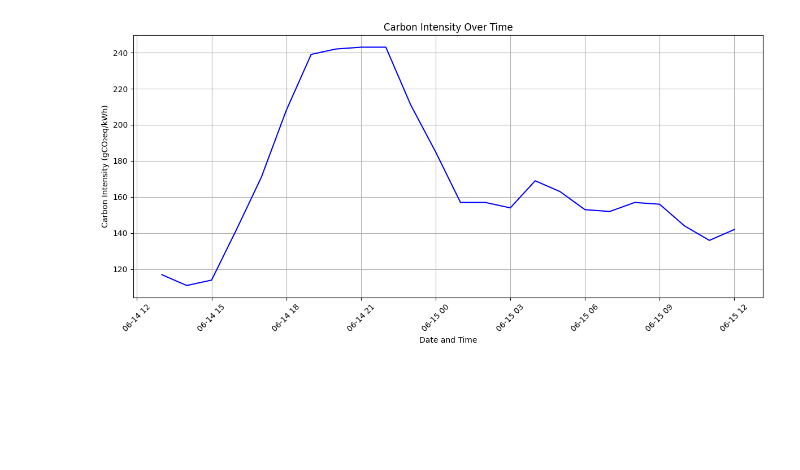
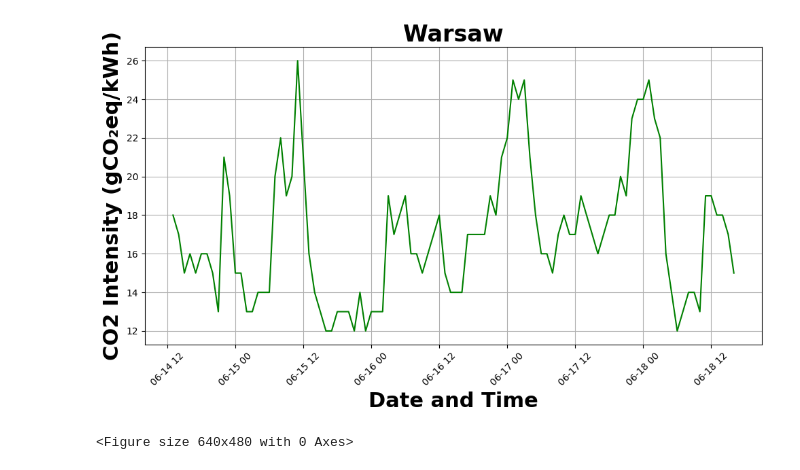
Before and after one commit to johankristianss/carbonsim, a Jupyter notebook: notebooks/PlotCarbonIntensity.ipynb, the cells around one changed output. Drawn from its saved outputs; the diff is of its cells as text; code cells hidden in the pictures; blank space fills up the shorter version.

```diff
--- a/notebooks/PlotCarbonIntensity.ipynb
+++ b/notebooks/PlotCarbonIntensity.ipynb
@@ -1,31 +1,45 @@
 # %%
 import matplotlib.pyplot as plt
 import pandas as pd
+import os
+import matplotlib.dates as mdates
 
-#logidf = pd.read_csv('/scratch/cognit/carbon/PL.csv')
+df = pd.read_csv('/scratch/cognit/carbon/PL.csv')
 #df = pd.read_csv('/scratch/cognit/carbon/FR.csv')
 #
 #df = pd.read_csv('/scratch/cognit/carbon/SE-SE4.csv')
-df = pd.read_csv('/scratch/cognit/carbon/SE-SE1.csv')
-df = pd.read_csv('/scratch/cognit/carbon/GB.csv')
+#df = pd.read_csv('/scratch/cognit/carbon/SE-SE1.csv')
+#df = pd.read_csv('/scratch/cognit/carbon/GB.csv')
 df['datetime'] = pd.to_datetime(df['datetime'])
 
 start_time = df['datetime'].min()
-end_time = start_time + pd.Timedelta(hours=24)
+end_time = start_time + pd.Timedelta(hours=100)
 df = df[df['datetime'] < end_time]
 
-plt.figure(figsize=(12, 6))
-plt.plot(df['datetime'], df['carbonIntensity'], linestyle='-', color='b')
+plt.figure(figsize=(10, 6))
+plt.plot(df['datetime'], df['carbonIntensity'], linestyle='-', color='g')
 
-plt.title('Carbon Intensity Over Time')
-plt.xlabel('Date and Time')
-plt.ylabel('Carbon Intensity (gCO₂eq/kWh)')
+plt.title('Warsaw', fontsize=24, fontweight='bold')
+plt.xlabel('Date and Time', fontsize=22, fontweight='bold')
+plt.ylabel('CO2 Intensity (gCO₂eq/kWh)', fontsize=22, fontweight='bold')
 #plt.ylim(0, 20)
 
 plt.grid(True)
 plt.xticks(rotation=45)
 
+#ax = plt.gca()
+#ax.xaxis.set_major_formatter(mdates.DateFormatter('%b'))  # '%b' for abbreviated month names
+#ax.xaxis.set_major_locator(mdates.MonthLocator())
+
+output_image_path = os.path.join("./warsaw.png")
+plt.savefig(output_image_path, dpi=300)  # You can adjust dpi as needed
+
+
 plt.tight_layout()
 plt.show()
+
+plt.tight_layout()
+plt.show()
 # %% [output]
-[figure, old version]
+[figure, new version]
+<Figure size 640x480 with 0 Axes>
```
Also changed, not shown: 22 other files.
